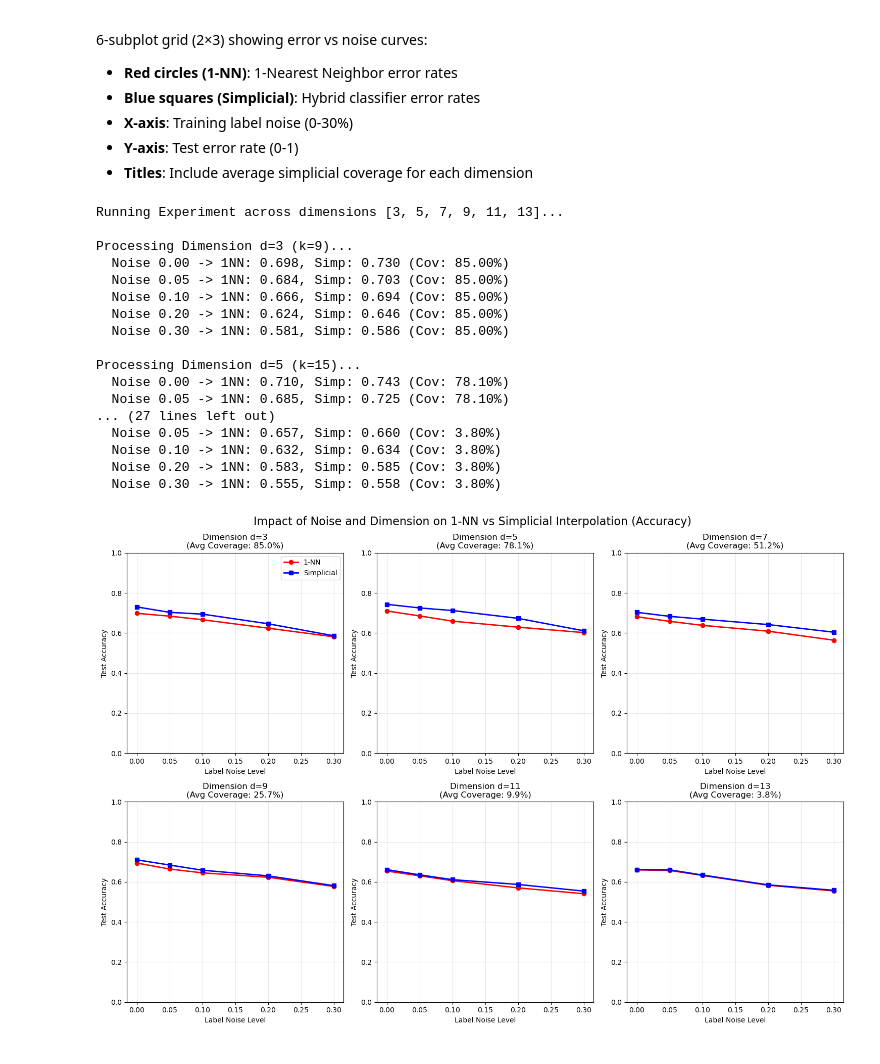
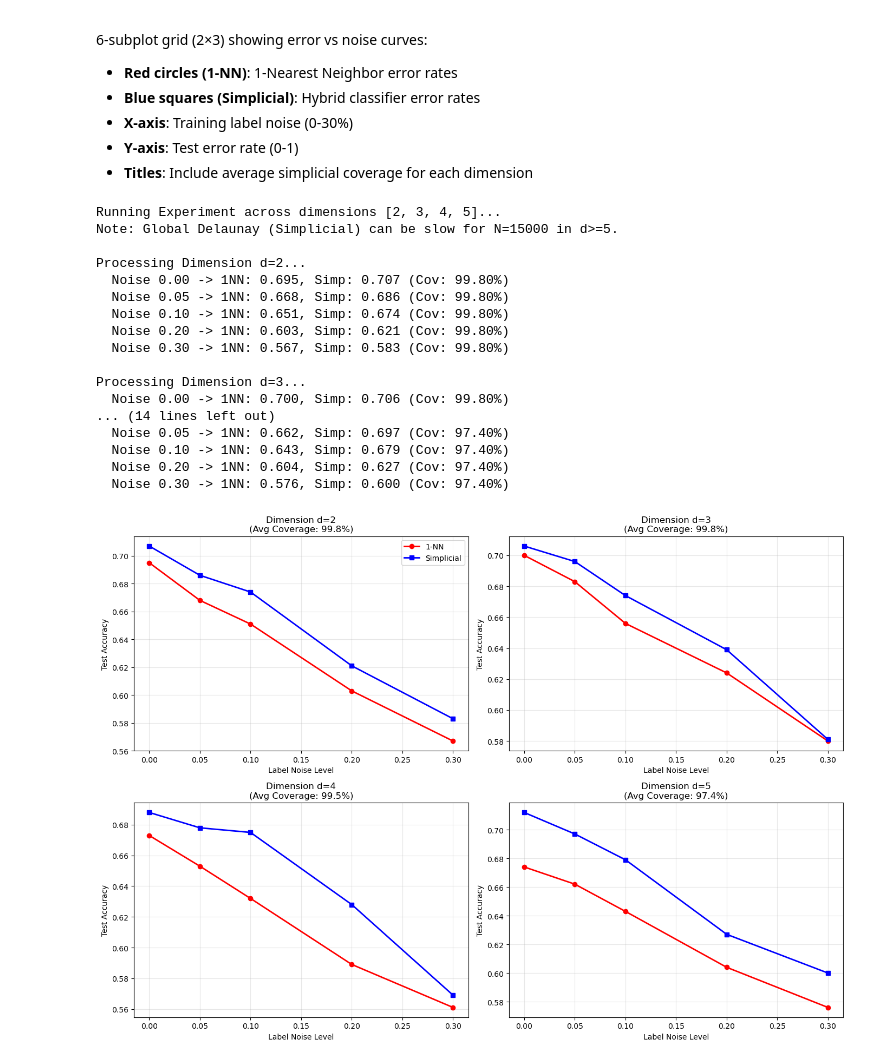
Before and after one commit to yassineblaiech/TDL_project, a Jupyter notebook: moondata_simplicial.ipynb, the cells around one changed output. Cells and saved outputs as stored; diff of their text form; code cells hidden in the pictures.

```diff
--- a/moondata_simplicial.ipynb
+++ b/moondata_simplicial.ipynb
@@ -160,23 +285,22 @@ For each combination of (d, p, seed):
 - **Y-axis**: Test error rate (0-1)
 - **Titles**: Include average simplicial coverage for each dimension
 # %%
-d_values = range(3, 14, 2)
+d_values = range(2, 6)
 noise_levels = [0.0, 0.05, 0.1, 0.2, 0.3]
 seeds = range(5)
 
-n_train = 300000
+n_train = 15000
 n_test = 200
 
 results = {}
 
 print(f"Running Experiment across dimensions {list(d_values)}...")
+print(f"Note: Global Delaunay (Simplicial) can be slow for N={n_train} in d>=5.")
 
 for d in d_values:
     results[d] = {'noise': [], '1nn_acc': [], 'simp_acc': [], 'cov': []}
 
-    k_simplicial = d * 3
-
-    print(f"\nProcessing Dimension d={d} (k={k_simplicial})...")
+    print(f"\nProcessing Dimension d={d}...")
 
     for noise in noise_levels:
         temp_1nn = []
@@ -197,57 +321,57 @@ for d in d_values:
             m1 = KNNClassifier(k=1).fit(Xtr, ytr)
             temp_1nn.append(np.mean(m1.predict(Xte) == yte))
 
-            ms = LocalSimplicialClassifier(k=k_simplicial).fit(Xtr, ytr)
+            ms = GlobalSimplicialClassifier().fit(Xtr, ytr)
             temp_simp.append(np.mean(ms.predict(Xte) == yte))
+
             temp_cov.append(ms.coverage_rate_)
 
         results[d]['noise'].append(noise)
         results[d]['1nn_acc'].append(np.mean(temp_1nn))
         results[d]['simp_acc'].append(np.mean(temp_simp))
         results[d]['cov'].append(np.mean(temp_cov))
 
-        print(f"  Noise {noise:.2f} -> 1NN: {np.mean(temp_1nn):.3f}, Simp: {np.mean(temp_simp):.3f} (Cov: {np.mean(temp_cov):.2%})")
+        print(f"  Noise {noise:.2f} -> 1NN: {np.mean(temp_1nn):.3f}, "
+              f"Simp: {np.mean(temp_simp):.3f} (Cov: {np.mean(temp_cov):.2%})")
 
-fig, axes = plt.subplots(2, 3, figsize=(15, 10))
+fig, axes = plt.subplots(2, 2, figsize=(14, 10))
 axes = axes.flatten()
 
 for i, d in enumerate(d_values):
     ax = axes[i]
     data = results[d]
 
     ax.plot(data['noise'], data['1nn_acc'], 'r-o', label='1-NN', linewidth=2)
     ax.plot(data['noise'], data['simp_acc'], 'b-s', label='Simplicial', linewidth=2)
 
     avg_coverage = np.mean(data['cov'])
-    ax.set_title(f"Dimension d={d}\n(Avg Coverage: {avg_coverage:.1%})")
 
+    ax.set_title(f"Dimension d={d}\n(Avg Coverage: {avg_coverage:.1%})", fontsize=12)
     ax.set_xlabel("Label Noise Level")
     ax.set_ylabel("Test Accuracy")
-    ax.set_ylim(0, 1)
     ax.grid(True, alpha=0.3)
 
     if i == 0:
         ax.legend()
 
 plt.tight_layout()
-plt.suptitle("Impact of Noise and Dimension on 1-NN vs Simplicial Interpolation (Accuracy)", y=1.02, fontsize=16)
 plt.show()
 # %% [output]
-Running Experiment across dimensions [3, 5, 7, 9, 11, 13]...
+Running Experiment across dimensions [2, 3, 4, 5]...
+Note: Global Delaunay (Simplicial) can be slow for N=15000 in d>=5.
 
-Processing Dimension d=3 (k=9)...
-  Noise 0.00 -> 1NN: 0.698, Simp: 0.730 (Cov: 85.00%)
-  Noise 0.05 -> 1NN: 0.684, Simp: 0.703 (Cov: 85.00%)
-  Noise 0.10 -> 1NN: 0.666, Simp: 0.694 (Cov: 85.00%)
-  Noise 0.20 -> 1NN: 0.624, Simp: 0.646 (Cov: 85.00%)
-  Noise 0.30 -> 1NN: 0.581, Simp: 0.586 (Cov: 85.00%)
+Processing Dimension d=2...
+  Noise 0.00 -> 1NN: 0.695, Simp: 0.707 (Cov: 99.80%)
+  Noise 0.05 -> 1NN: 0.668, Simp: 0.686 (Cov: 99.80%)
+  Noise 0.10 -> 1NN: 0.651, Simp: 0.674 (Cov: 99.80%)
+  Noise 0.20 -> 1NN: 0.603, Simp: 0.621 (Cov: 99.80%)
+  Noise 0.30 -> 1NN: 0.567, Simp: 0.583 (Cov: 99.80%)
 
-Processing Dimension d=5 (k=15)...
-  Noise 0.00 -> 1NN: 0.710, Simp: 0.743 (Cov: 78.10%)
-  Noise 0.05 -> 1NN: 0.685, Simp: 0.725 (Cov: 78.10%)
-... (27 lines left out)
-  Noise 0.05 -> 1NN: 0.657, Simp: 0.660 (Cov: 3.80%)
-  Noise 0.10 -> 1NN: 0.632, Simp: 0.634 (Cov: 3.80%)
-  Noise 0.20 -> 1NN: 0.583, Simp: 0.585 (Cov: 3.80%)
-  Noise 0.30 -> 1NN: 0.555, Simp: 0.558 (Cov: 3.80%)
+Processing Dimension d=3...
+  Noise 0.00 -> 1NN: 0.700, Simp: 0.706 (Cov: 99.80%)
+... (14 lines left out)
+  Noise 0.05 -> 1NN: 0.662, Simp: 0.697 (Cov: 97.40%)
+  Noise 0.10 -> 1NN: 0.643, Simp: 0.679 (Cov: 97.40%)
+  Noise 0.20 -> 1NN: 0.604, Simp: 0.627 (Cov: 97.40%)
+  Noise 0.30 -> 1NN: 0.576, Simp: 0.600 (Cov: 97.40%)
-[figure, old version]
+[figure, new version]
```
Also changed, not shown: parts of 9 cells of this notebook, 1 other file.
